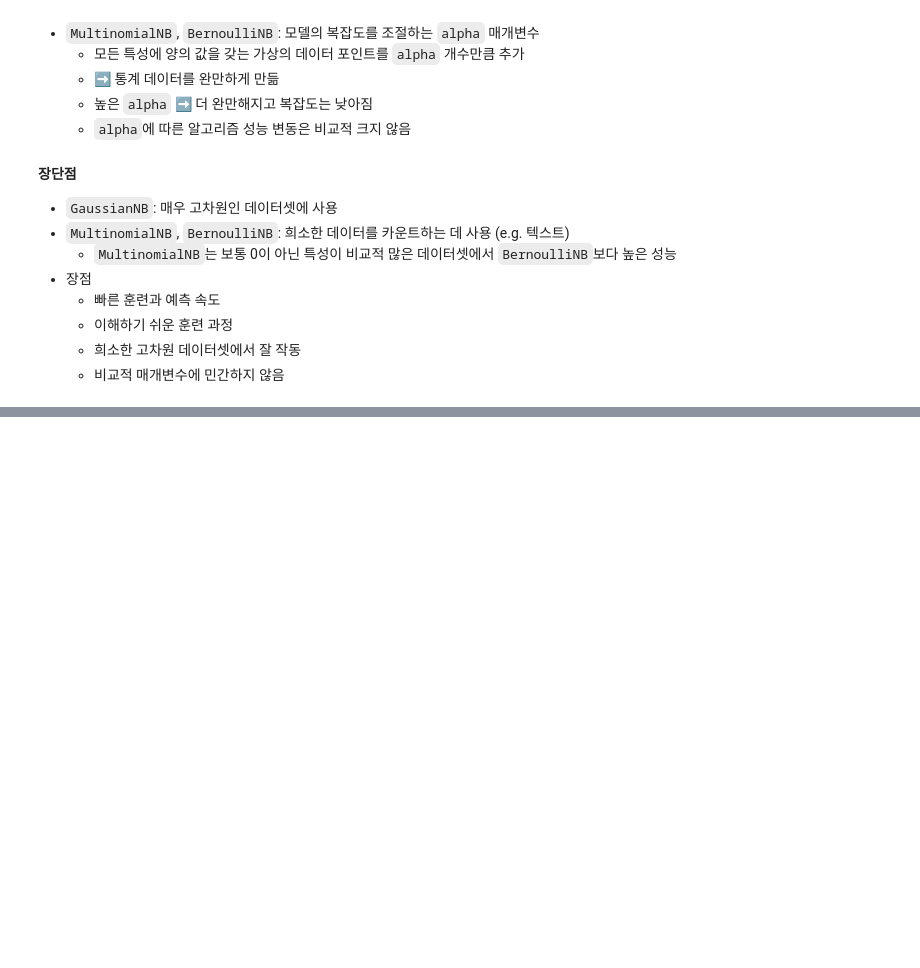
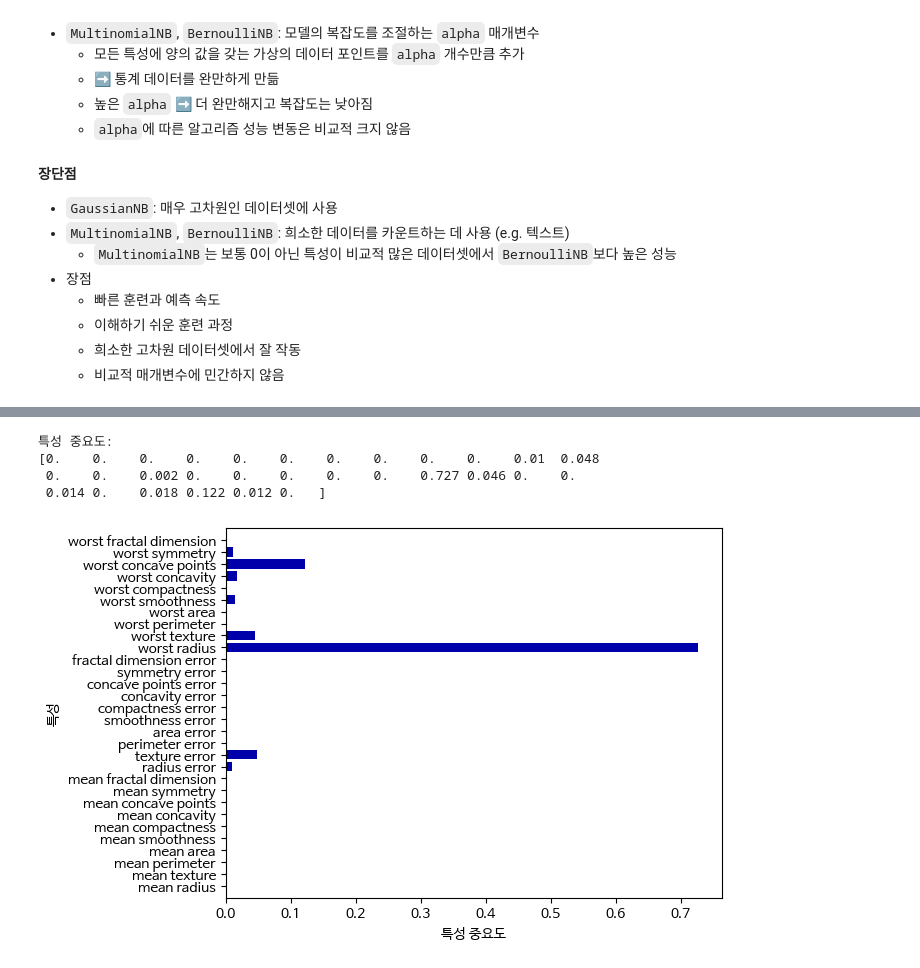
Before and after one commit to tjdux/Introduction-to-Machine-Learning-with-Python, a Jupyter notebook: 02_3_지도학습_알고리즘.ipynb, the cells around one changed output, grey strips where cells are left out. Cells and saved outputs as stored; diff of their text form; code cells hidden in the pictures; blank space fills up the shorter version.

```diff
--- a/02_3_지도학습_알고리즘.ipynb
+++ b/02_3_지도학습_알고리즘.ipynb
@@ -983,0 +1079,21 @@ print(f"특성 카운트:\n{counts}")
+# %%
+print(f"특성 중요도:\n{tree.feature_importances_}")
+# %% [output]
+특성 중요도:
+[0.    0.    0.    0.    0.    0.    0.    0.    0.    0.    0.01  0.048
+ 0.    0.    0.002 0.    0.    0.    0.    0.    0.727 0.046 0.    0.
+ 0.014 0.    0.018 0.122 0.012 0.   ]
+# %%
+# 특성 중요도 시각화
+def plot_feature_importances_cancer(model):
+  n_features = cancer.data.shape[1]
+  plt.barh(np.arange(n_features), model.feature_importances_, align="center")
+  plt.yticks(np.arange(n_features), cancer.feature_names)
+  plt.xlabel("특성 중요도")
+  plt.ylabel("특성")
+  plt.ylim(-1, n_features)
+  plt.show()
+
+plot_feature_importances_cancer(tree)
+# %% [output]
+[figure, added]
```
Also changed, not shown: parts of 21 cells of this notebook.
